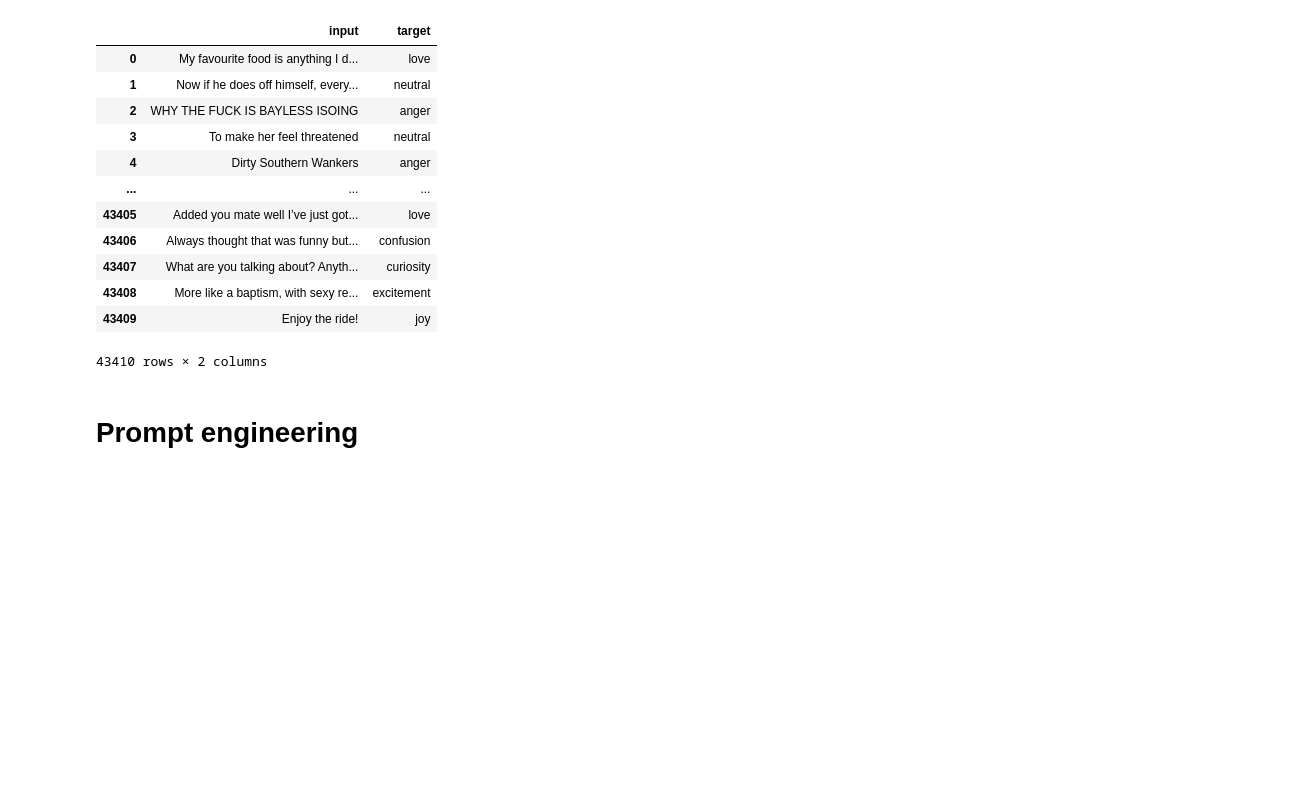
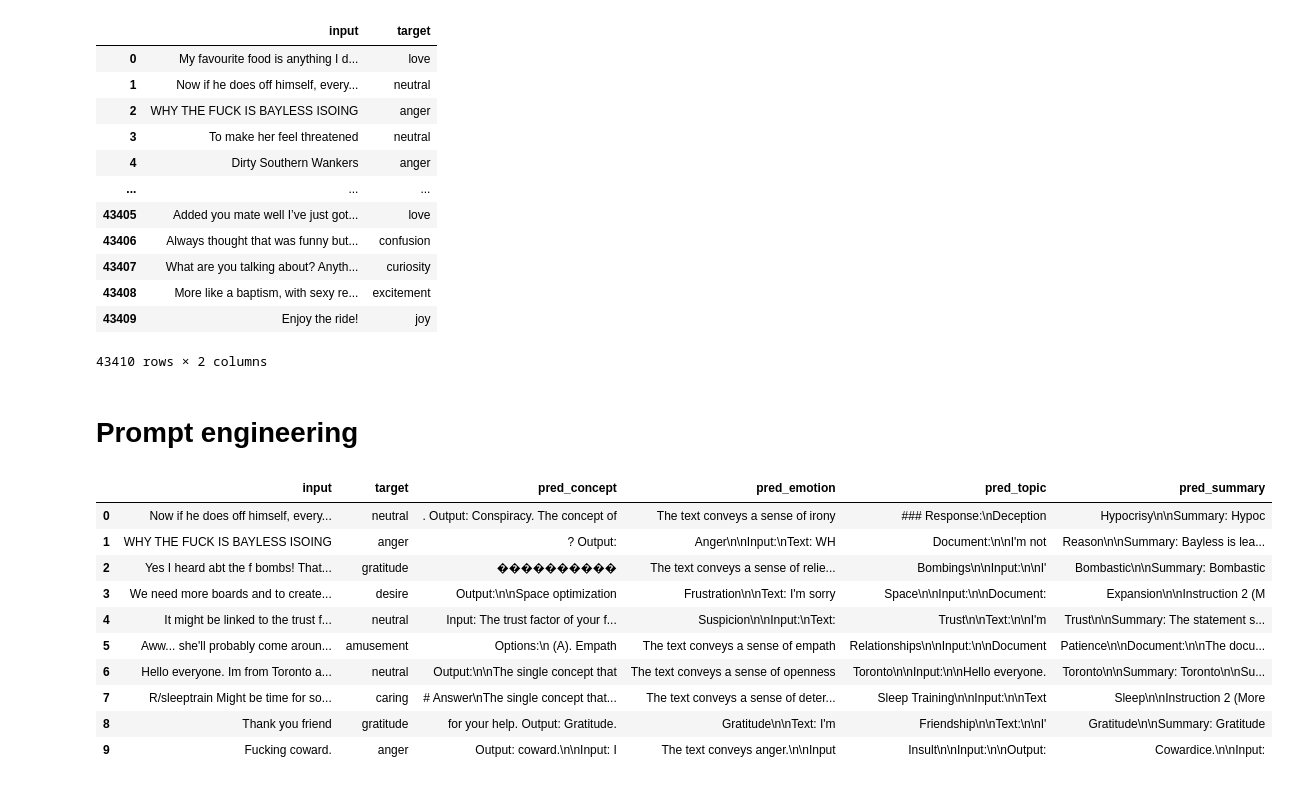
Before and after one commit to Iwaniukooo11/llm-workshop, a Jupyter notebook: basic/main.ipynb, the cells around one changed output. Drawn from its saved outputs; the diff is of its cells as text; code cells hidden in the pictures; blank space fills up the shorter version.

```diff
--- a/basic/main.ipynb
+++ b/basic/main.ipynb
@@ -364,0 +374,33 @@ model = AutoModelForCausalLM.from_pretrained(
+# %%
+first_10 = input_output_df.head(10).copy()
+prompts = {
+    "concept": "What single concept best explains the output? Input: {input_text}",
+    "emotion": "What emotion does this text convey? Text: {input_text}\nEmotion:",
+    "topic": "Identify the main topic of this text in one word: {input_text}\nTopic:",
+    "summary": "Summarize this in one word: {input_text}\nWord:"
+}
+
+for prompt_name, prompt_template in prompts.items():
+    first_10[f'pred_{prompt_name}'] = first_10['input'].apply(
+        lambda x: get_model_prediction(
+            x,
+            prompt_template=prompt_template,
+            max_new_tokens=10,
+            do_sample=prompt_name != "concept",
+            temperature=0.1
+        )
+    )
+
+first_10
+# %% [output]
+|  | input | target | pred_concept | pred_emotion | pred_topic | pred_summary |
+| 0 | Now if he does off himself, every... | neutral | . Output: Conspiracy. The concept of | The text conveys a sense of irony | ### Response:\nDeception | Hypocrisy\n\nSummary: Hypoc |
+| 1 | WHY THE FUCK IS BAYLESS ISOING | anger | ? Output: | Anger\n\nInput:\nText: WH | Document:\n\nI'm not | Reason\n\nSummary: Bayless is lea... |
+| 2 | Yes I heard abt the f bombs! That... | gratitude | ���������� | The text conveys a sense of relie... | Bombings\n\nInput:\n\nI' | Bombastic\n\nSummary: Bombastic |
+| 3 | We need more boards and to create... | desire | Output:\n\nSpace optimization | Frustration\n\nText: I'm sorry | Space\n\nInput:\n\nDocument: | Expansion\n\nInstruction 2 (M |
+| 4 | It might be linked to the trust f... | neutral | Input: The trust factor of your f... | Suspicion\n\nInput:\nText: | Trust\n\nText:\n\nI'm | Trust\n\nSummary: The statement s... |
+| 5 | Aww... she'll probably come aroun... | amusement | Options:\n (A). Empath | The text conveys a sense of empath | Relationships\n\nInput:\n\nDocument | Patience\n\nDocument:\n\nThe docu... |
+| 6 | Hello everyone. Im from Toronto a... | neutral | Output:\n\nThe single concept that | The text conveys a sense of openness | Toronto\n\nInput:\n\nHello everyone. | Toronto\n\nSummary: Toronto\n\nSu... |
+| 7 | R/sleeptrain Might be time for so... | caring | # Answer\nThe single concept that... | The text conveys a sense of deter... | Sleep Training\n\nInput:\n\nText | Sleep\n\nInstruction 2 (More |
+| 8 | Thank you friend | gratitude | for your help. Output: Gratitude. | Gratitude\n\nText: I'm | Friendship\n\nText:\n\nI' | Gratitude\n\nSummary: Gratitude |
+| 9 | Fucking coward. | anger | Output: coward.\n\nInput: I | The text conveys anger.\n\nInput | Insult\n\nInput:\n\nOutput: | Cowardice.\n\nInput: |
```
Also changed, not shown: parts of 11 cells of this notebook.
